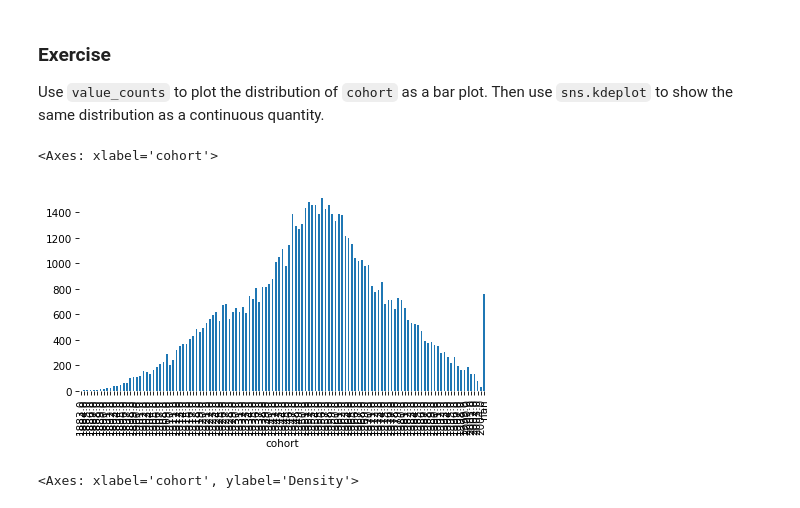
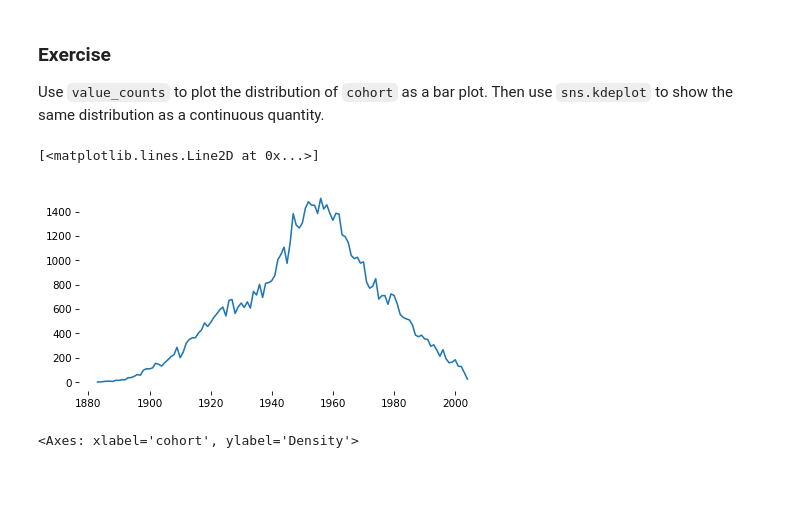
Before and after one commit to JohnAMichel/SurveyDataPandas, a Jupyter notebook: notebooks/01_simpson.ipynb, the cells around one changed output. Drawn from its saved outputs; the diff is of its cells as text; code cells hidden in the pictures; blank space fills up the shorter version.

```diff
--- a/notebooks/01_simpson.ipynb
+++ b/notebooks/01_simpson.ipynb
@@ -215,10 +215,12 @@ Use `value_counts` to plot the distribution of `cohort` as a bar plot.
 Then use `sns.kdeplot` to show the same distribution as a continuous quantity.
 # %%
 pmf_age = value_counts(gss['cohort'], dropna=False) # custom wrapper function
-pmf_age.plot(kind='bar')
+x = pmf_age.index
+y = pmf_age.values
+plt.plot(x, y) # matplotlib
 # %% [output]
-<Axes: xlabel='cohort'>
+[<matplotlib.lines.Line2D at 0x...>]
-[figure, old version]
+[figure, new version]
 # %%
 sns.kdeplot(gss['cohort'], cut=0)
 # %% [output]
```
